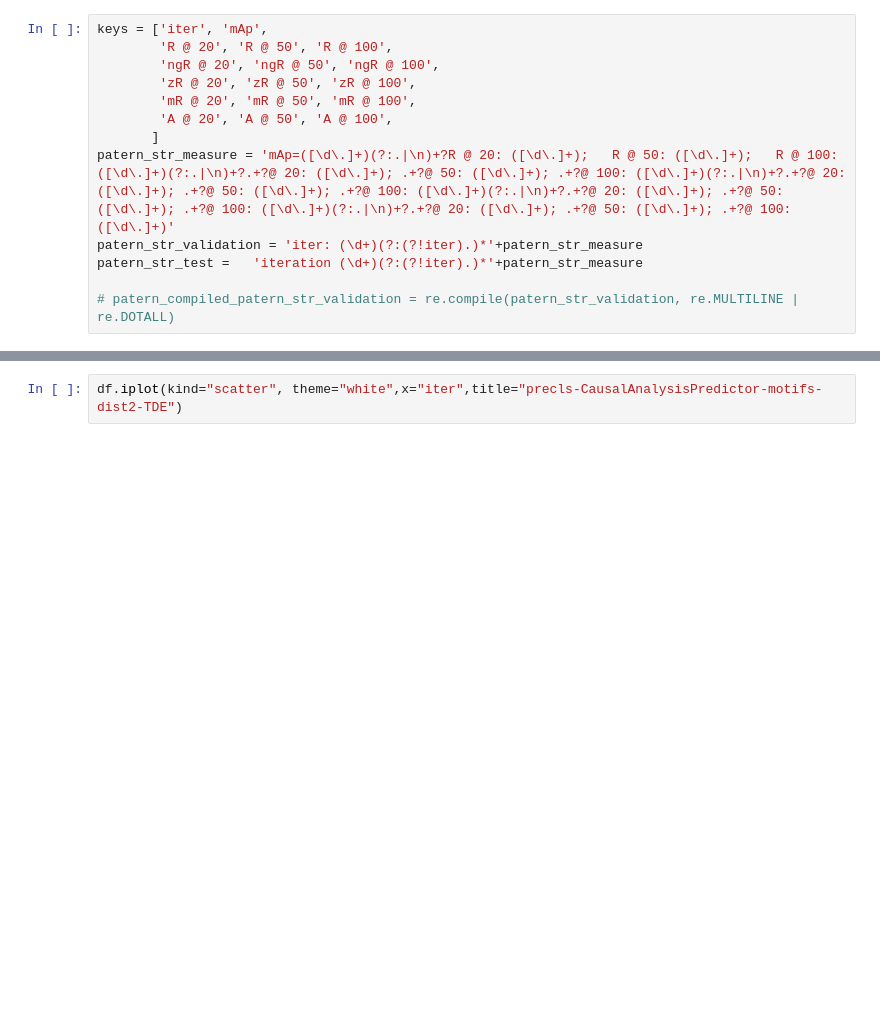
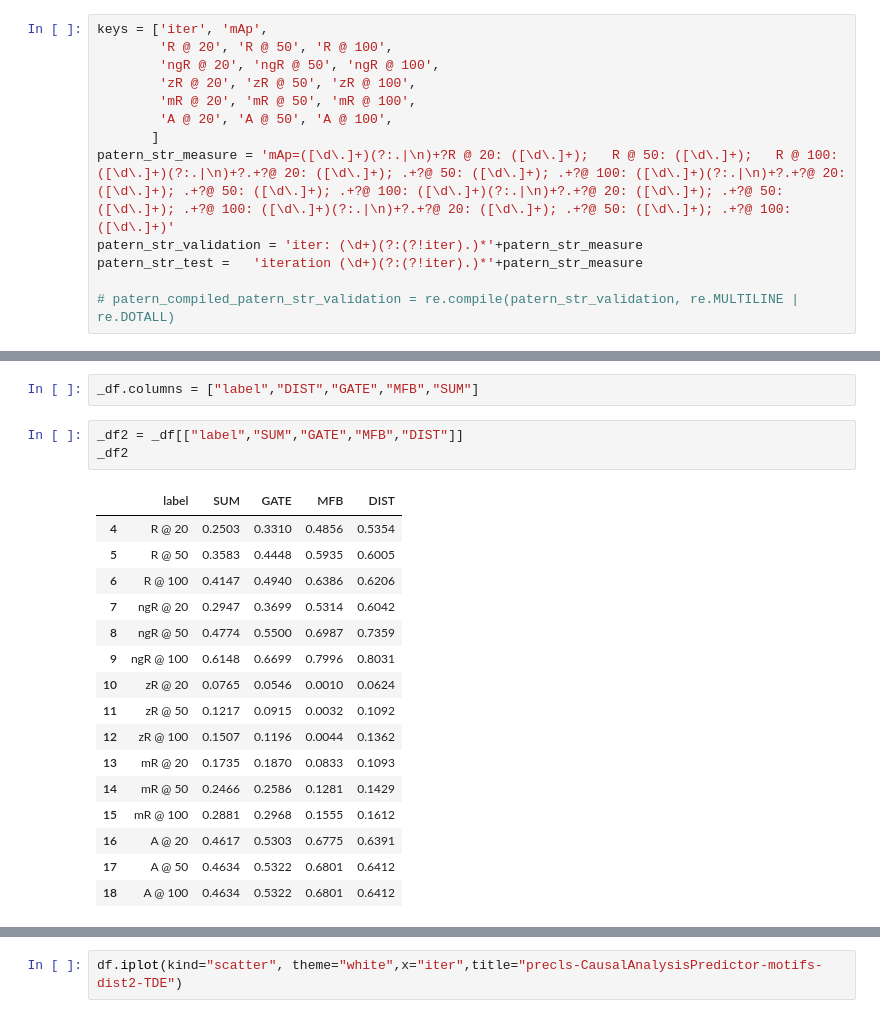
Before and after one commit to Karim-53/SGG, a Jupyter notebook: score Viz.ipynb, the cells around one changed output, grey strips where cells are left out. Drawn from its saved outputs; the diff is of its cells as text; blank space fills up the shorter version.

```diff
--- a/score Viz.ipynb
+++ b/score Viz.ipynb
@@ -118 +165,23 @@ _df
+# %%
+_df.columns = ["label","DIST","GATE","MFB","SUM"]
+# %%
+_df2 = _df[["label","SUM","GATE","MFB","DIST"]]
+_df2
+# %% [output]
+|  | label | SUM | GATE | MFB | DIST |
+| 4 | R @ 20 | 0.2503 | 0.3310 | 0.4856 | 0.5354 |
+| 5 | R @ 50 | 0.3583 | 0.4448 | 0.5935 | 0.6005 |
+| 6 | R @ 100 | 0.4147 | 0.4940 | 0.6386 | 0.6206 |
+| 7 | ngR @ 20 | 0.2947 | 0.3699 | 0.5314 | 0.6042 |
+| 8 | ngR @ 50 | 0.4774 | 0.5500 | 0.6987 | 0.7359 |
+| 9 | ngR @ 100 | 0.6148 | 0.6699 | 0.7996 | 0.8031 |
+| 10 | zR @ 20 | 0.0765 | 0.0546 | 0.0010 | 0.0624 |
+| 11 | zR @ 50 | 0.1217 | 0.0915 | 0.0032 | 0.1092 |
+| 12 | zR @ 100 | 0.1507 | 0.1196 | 0.0044 | 0.1362 |
+| 13 | mR @ 20 | 0.1735 | 0.1870 | 0.0833 | 0.1093 |
+| 14 | mR @ 50 | 0.2466 | 0.2586 | 0.1281 | 0.1429 |
+| 15 | mR @ 100 | 0.2881 | 0.2968 | 0.1555 | 0.1612 |
+| 16 | A @ 20 | 0.4617 | 0.5303 | 0.6775 | 0.6391 |
+| 17 | A @ 50 | 0.4634 | 0.5322 | 0.6801 | 0.6412 |
+| 18 | A @ 100 | 0.4634 | 0.5322 | 0.6801 | 0.6412 |
 # %%
```
Also changed, not shown: parts of 10 cells of this notebook, 3 other files.
